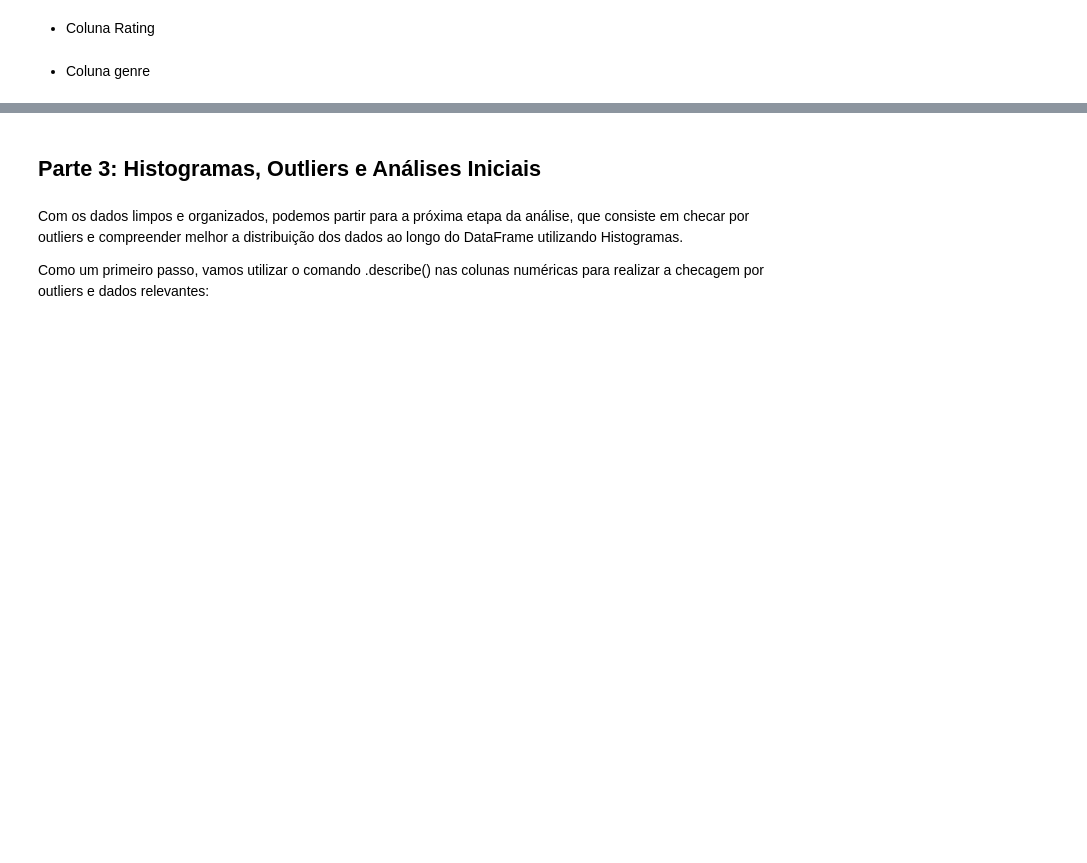
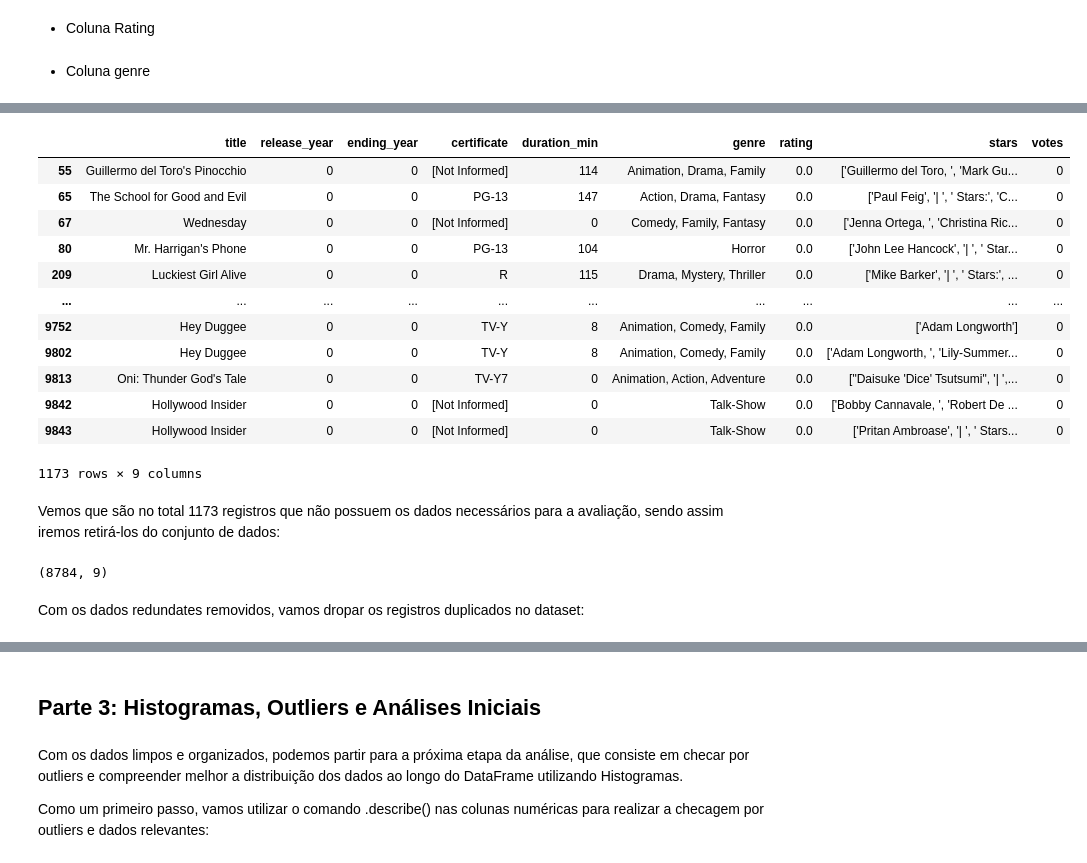
Before and after one commit to JoSEPHDev2022/netflix_movies_analise, a Jupyter notebook: analise.ipynb, the cells around one changed output, grey strips where cells are left out. Drawn from its saved outputs; the diff is of its cells as text; code cells hidden in the pictures; blank space fills up the shorter version.

```diff
--- a/analise.ipynb
+++ b/analise.ipynb
@@ -468,0 +599,21 @@ df_movies_clean.loc[
+# %%
+# Checando registros em avaliações nem votos:
+redundant_data = data_clean.query('rating == 0 & votes == 0')
+
+redundant_data
+# %% [output]
+|  | title | release_year | ending_year | certificate | duration_min | genre | rating | stars | votes |
+| 55 | Guillermo del Toro's Pinocchio | 0 | 0 | [Not Informed] | 114 | Animation, Drama, Family | 0.0 | ['Guillermo del Toro, ', 'Mark Gu... | 0 |
+| 65 | The School for Good and Evil | 0 | 0 | PG-13 | 147 | Action, Drama, Fantasy | 0.0 | ['Paul Feig', '| ', ' Stars:', 'C... | 0 |
+| 67 | Wednesday | 0 | 0 | [Not Informed] | 0 | Comedy, Family, Fantasy | 0.0 | ['Jenna Ortega, ', 'Christina Ric... | 0 |
+| 80 | Mr. Harrigan's Phone | 0 | 0 | PG-13 | 104 | Horror | 0.0 | ['John Lee Hancock', '| ', ' Star... | 0 |
+| 209 | Luckiest Girl Alive | 0 | 0 | R | 115 | Drama, Mystery, Thriller | 0.0 | ['Mike Barker', '| ', ' Stars:', ... | 0 |
+| ... | ... | ... | ... | ... | ... | ... | ... | ... | ... |
+| 9752 | Hey Duggee | 0 | 0 | TV-Y | 8 | Animation, Comedy, Family | 0.0 | ['Adam Longworth'] | 0 |
+| 9802 | Hey Duggee | 0 | 0 | TV-Y | 8 | Animation, Comedy, Family | 0.0 | ['Adam Longworth, ', 'Lily-Summer... | 0 |
+| 9813 | Oni: Thunder God's Tale | 0 | 0 | TV-Y7 | 0 | Animation, Action, Adventure | 0.0 | ["Daisuke 'Dice' Tsutsumi", '| ',... | 0 |
+| 9842 | Hollywood Insider | 0 | 0 | [Not Informed] | 0 | Talk-Show | 0.0 | ['Bobby Cannavale, ', 'Robert De ... | 0 |
+| 9843 | Hollywood Insider | 0 | 0 | [Not Informed] | 0 | Talk-Show | 0.0 | ['Pritan Ambroase', '| ', ' Stars... | 0 |
+1173 rows × 9 columns
+# %% [markdown]
+Vemos que são no total 1173 registros que não possuem os dados necessários para a avaliação, sendo assim iremos retirá-los do conjunto de dados:
@@ -468,0 +623,7 @@ df_movies_clean.loc[
+# %%
+# Checando novo shape:
+data_clean.shape
+# %% [output]
+(8784, 9)
+# %% [markdown]
+Com os dados redundates removidos, vamos dropar os registros duplicados no dataset:
```
Also changed, not shown: parts of 71 cells of this notebook.
